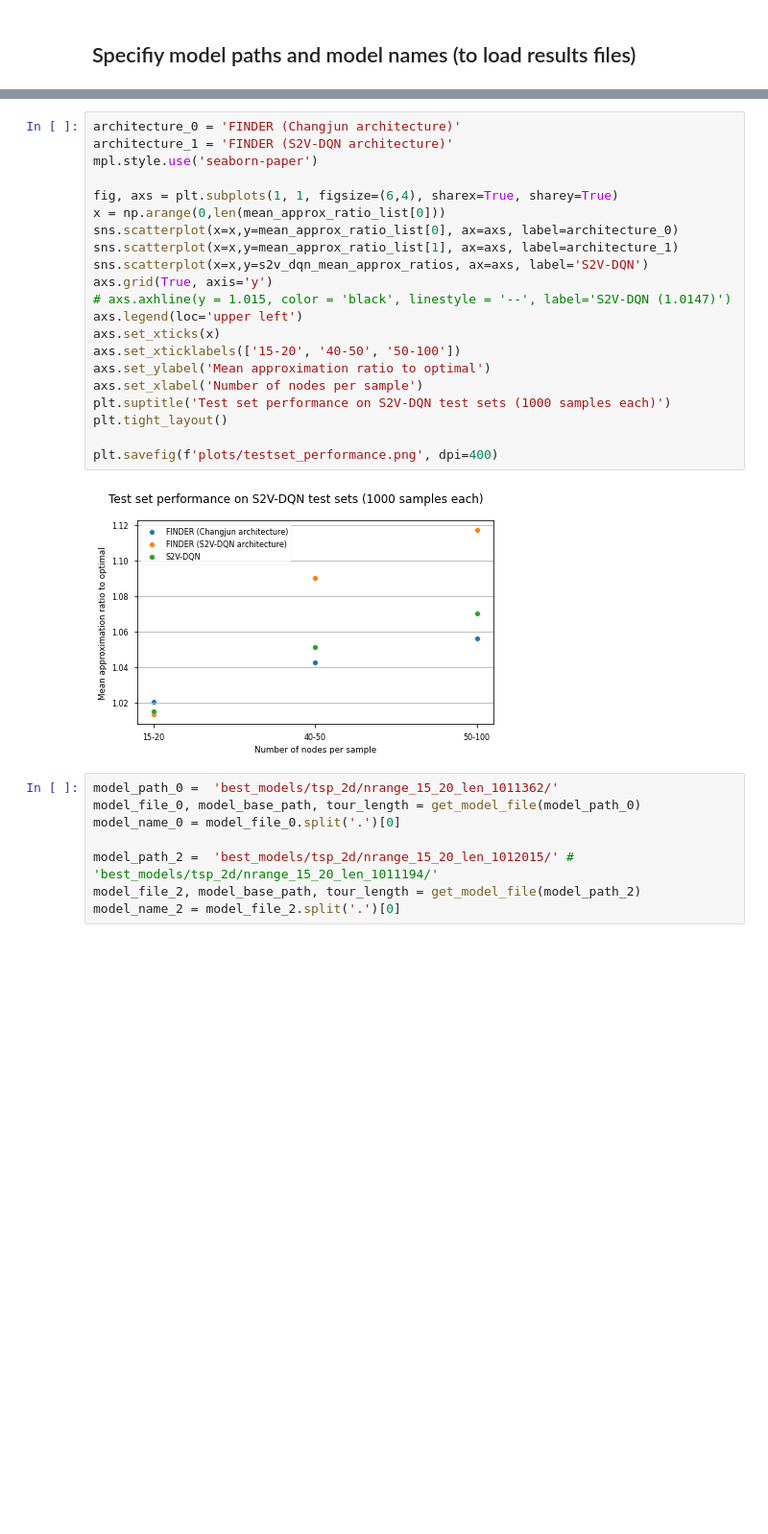
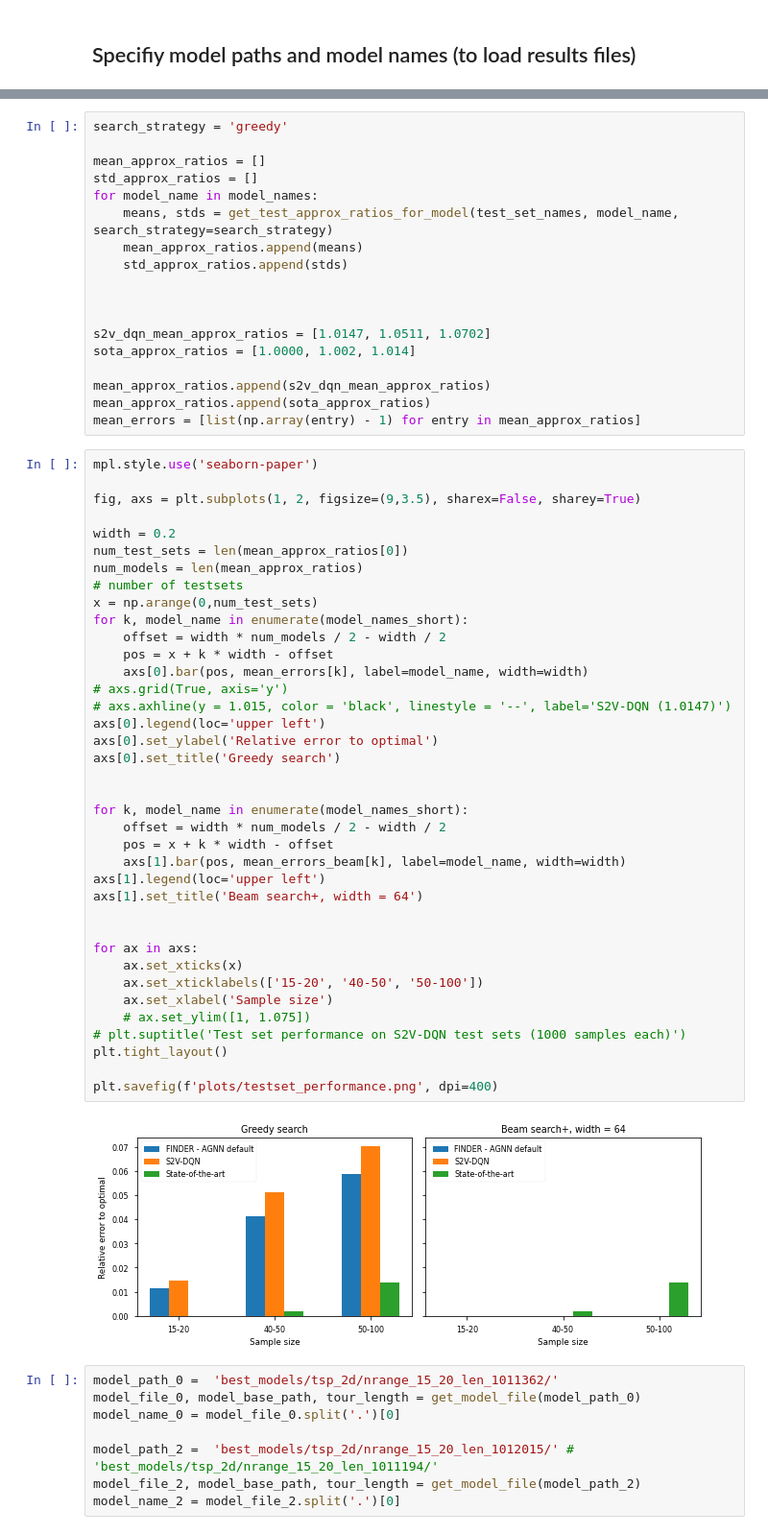
Before and after one commit to dschaub95/FINDER-TSP, a Jupyter notebook: FINDER_synthetic_test_visualization.ipynb, the cells around one changed output, grey strips where cells are left out. Shown at 96% size. Drawn from its saved outputs; the diff is of its cells as text; blank space fills up the shorter version.

Commit message:
updated FINDER API and refactored test/train pipeline

```diff
--- a/FINDER_synthetic_test_visualization.ipynb
+++ b/FINDER_synthetic_test_visualization.ipynb
@@ -58,26 +113,61 @@ for model_name in model_names:
+# %%
+search_strategy = 'greedy'
+
+mean_approx_ratios = []
+std_approx_ratios = []
+for model_name in model_names:
+    means, stds = get_test_approx_ratios_for_model(test_set_names, model_name, search_strategy=search_strategy)
+    mean_approx_ratios.append(means)
+    std_approx_ratios.append(stds)
+
+
+
+s2v_dqn_mean_approx_ratios = [1.0147, 1.0511, 1.0702]
+sota_approx_ratios = [1.0000, 1.002, 1.014]
+
+mean_approx_ratios.append(s2v_dqn_mean_approx_ratios)
+mean_approx_ratios.append(sota_approx_ratios)
+mean_errors = [list(np.array(entry) - 1) for entry in mean_approx_ratios]
 # %%
-architecture_0 = 'FINDER (Changjun architecture)'
-architecture_1 = 'FINDER (S2V-DQN architecture)'
 mpl.style.use('seaborn-paper')
 
-fig, axs = plt.subplots(1, 1, figsize=(6,4), sharex=True, sharey=True)
-x = np.arange(0,len(mean_approx_ratio_list[0]))
-sns.scatterplot(x=x,y=mean_approx_ratio_list[0], ax=axs, label=architecture_0)
-sns.scatterplot(x=x,y=mean_approx_ratio_list[1], ax=axs, label=architecture_1)
-sns.scatterplot(x=x,y=s2v_dqn_mean_approx_ratios, ax=axs, label='S2V-DQN')
-axs.grid(True, axis='y')
+fig, axs = plt.subplots(1, 2, figsize=(9,3.5), sharex=False, sharey=True)
+
+width = 0.2
+num_test_sets = len(mean_approx_ratios[0])
+num_models = len(mean_approx_ratios)
+# number of testsets
+x = np.arange(0,num_test_sets)
+for k, model_name in enumerate(model_names_short):
+    offset = width * num_models / 2 - width / 2
+    pos = x + k * width - offset
+    axs[0].bar(pos, mean_errors[k], label=model_name, width=width)
+# axs.grid(True, axis='y')
 # axs.axhline(y = 1.015, color = 'black', linestyle = '--', label='S2V-DQN (1.0147)')
-axs.legend(loc='upper left')
-axs.set_xticks(x)
-axs.set_xticklabels(['15-20', '40-50', '50-100'])
-axs.set_ylabel('Mean approximation ratio to optimal')
-axs.set_xlabel('Number of nodes per sample')
-plt.suptitle('Test set performance on S2V-DQN test sets (1000 samples each)')
+axs[0].legend(loc='upper left')
+axs[0].set_ylabel('Relative error to optimal')
+axs[0].set_title('Greedy search')
+
+
+for k, model_name in enumerate(model_names_short):
+    offset = width * num_models / 2 - width / 2
+    pos = x + k * width - offset
+    axs[1].bar(pos, mean_errors_beam[k], label=model_name, width=width)
+axs[1].legend(loc='upper left')
+axs[1].set_title('Beam search+, width = 64')
+
+
+for ax in axs:
+    ax.set_xticks(x)
+    ax.set_xticklabels(['15-20', '40-50', '50-100'])
+    ax.set_xlabel('Sample size')
+    # ax.set_ylim([1, 1.075])
+# plt.suptitle('Test set performance on S2V-DQN test sets (1000 samples each)')
 plt.tight_layout()
 
 plt.savefig(f'plots/testset_performance.png', dpi=400)
 # %% [output]
-[figure, old version]
+[figure, new version]
 # %%
 model_path_0 =  'best_models/tsp_2d/nrange_15_20_len_1011362/'
 model_file_0, model_base_path, tour_length = get_model_file(model_path_0)
```
Also changed, not shown: parts of 12 cells of this notebook, 7 other files.
